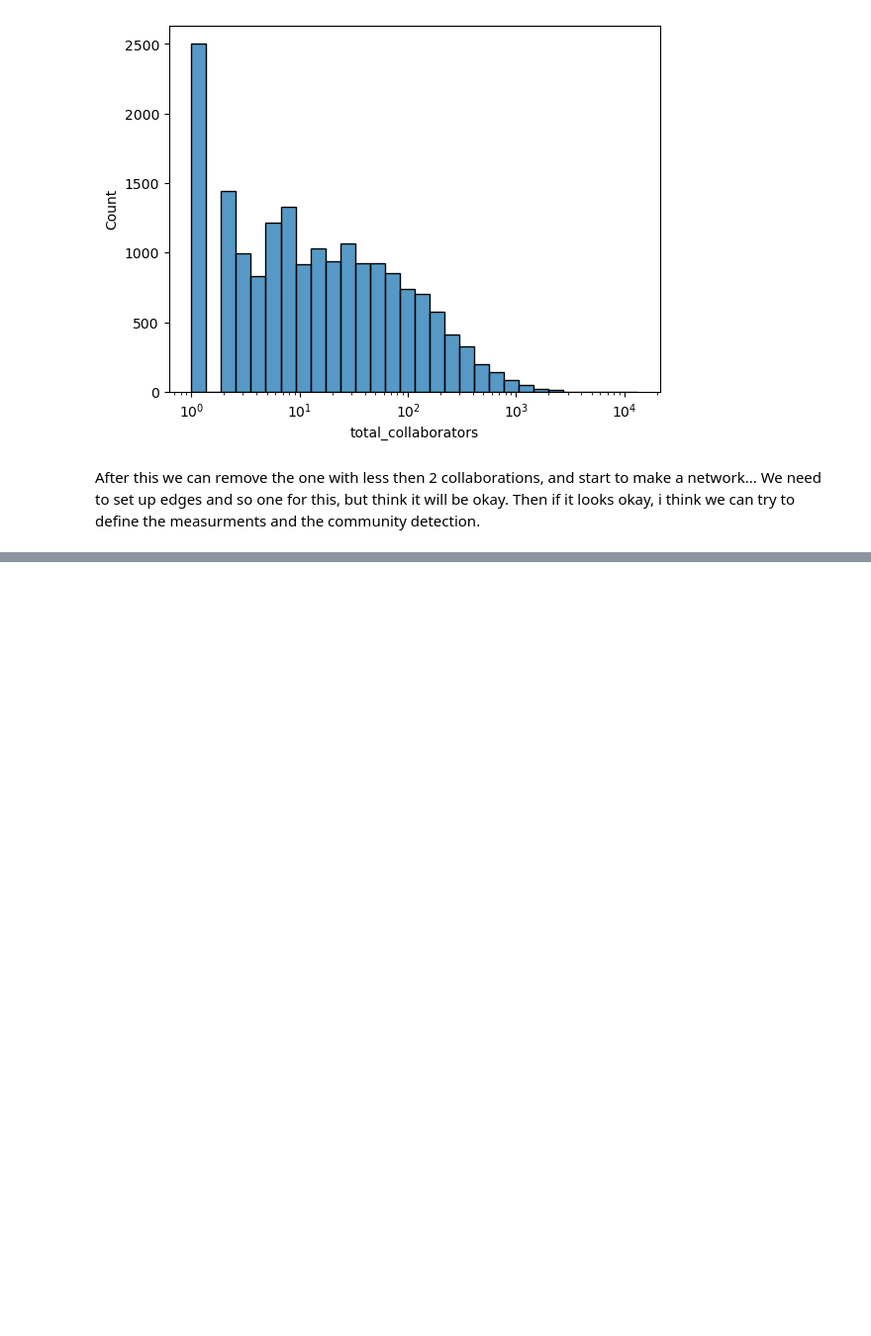
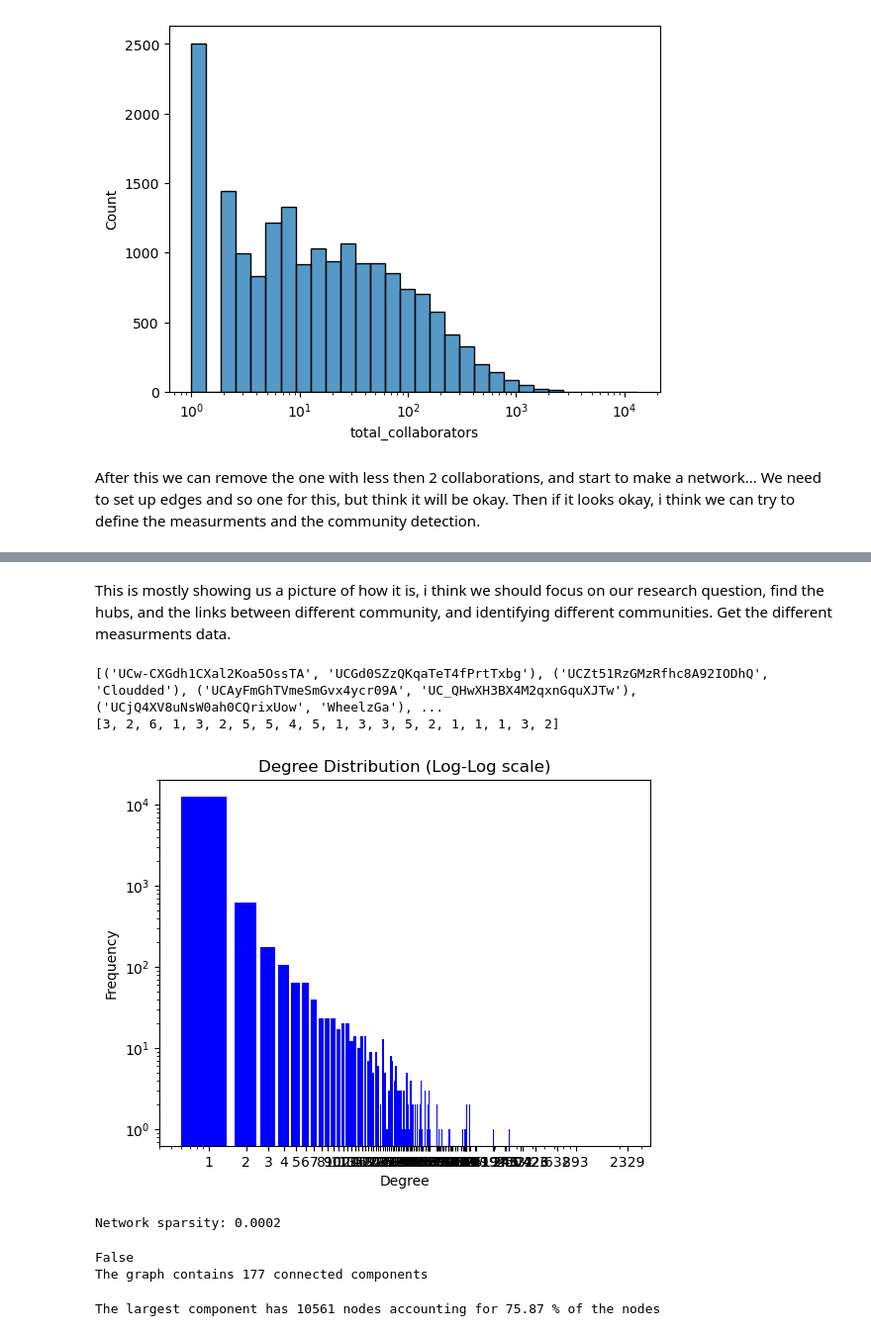
Before and after one commit to epfl-ada/ada-2023-project-adacadabra, a Jupyter notebook: Project_partMats.ipynb, the cells around one changed output, grey strips where cells are left out. Shown at 99% size. Cells and saved outputs as stored; diff of their text form; code cells hidden in the pictures; blank space fills up the shorter version.

```diff
--- a/Project_partMats.ipynb
+++ b/Project_partMats.ipynb
@@ -661,0 +732,34 @@ plt.show()
+# %% [markdown]
+This is mostly showing us a picture of how it is, i think we should focus on our research question, find the hubs, and the links between different community, and identifying different communities.
+Get the different measurments data.
+# %%
+print(sampled_edges[:20])
+print(weights[:20])
+def plot_log_log_degree_distribution(G):
+    degrees = {}
+    for node in G.nodes():
+        degree = G.degree(node)
+        if degree not in degrees:
+            degrees[degree] = 0
+        degrees[degree] += 1
+    sorted_degree = sorted(degrees.items())
+    deg = [k for (k, v) in sorted_degree]
+    cnt = [v for (k, v) in sorted_degree]
+
+    fig, ax = plt.subplots()
+    plt.bar(deg, cnt, width=0.80, color='b')
+    plt.title("Degree Distribution (Log-Log scale)")
+    plt.ylabel("Frequency")
+    plt.xlabel("Degree")
+    plt.xscale('log')
+    plt.yscale('log')
+    ax.set_xticks([d for d in deg if d > 0])  # Avoid log(0) for degree 0
+    ax.set_xticklabels([str(d) for d in deg if d > 0])
+
+    plt.show()
+
+plot_log_log_degree_distribution(G_weighted)
+# %% [output]
+[('UCw-CXGdh1CXal2Koa5OssTA', 'UCGd0SZzQKqaTeT4fPrtTxbg'), ('UCZt51RzGMzRfhc8A92IODhQ', 'Cloudded'), ('UCAyFmGhTVmeSmGvx4ycr09A', 'UC_QHwXH3BX4M2qxnGquXJTw'), ('UCjQ4XV8uNsW0ah0CQrixUow', 'WheelzGa'), ...
+[3, 2, 6, 1, 3, 2, 5, 5, 4, 5, 1, 3, 3, 5, 2, 1, 1, 1, 3, 2]
+[figure, added]
@@ -661,0 +776,17 @@ plt.show()
+# %%
+print("Network sparsity: %.4f" %nx.density(G_weighted))
+# %% [output]
+Network sparsity: 0.0002
+# %%
+print(nx.is_connected(G_weighted))
+comp = list(nx.connected_components(G_weighted))
+print('The graph contains', len(comp), 'connected components')
+# %% [output]
+False
+The graph contains 177 connected components
+# %%
+largest_comp = max(comp, key=len)
+percentage_lcc = len(largest_comp)/G_weighted.number_of_nodes() * 100
+print('The largest component has', len(largest_comp), 'nodes', 'accounting for %.2f'% percentage_lcc, '% of the nodes')
+# %% [output]
+The largest component has 10561 nodes accounting for 75.87 % of the nodes
```
Also changed, not shown: parts of 33 cells of this notebook, 13 other files.
